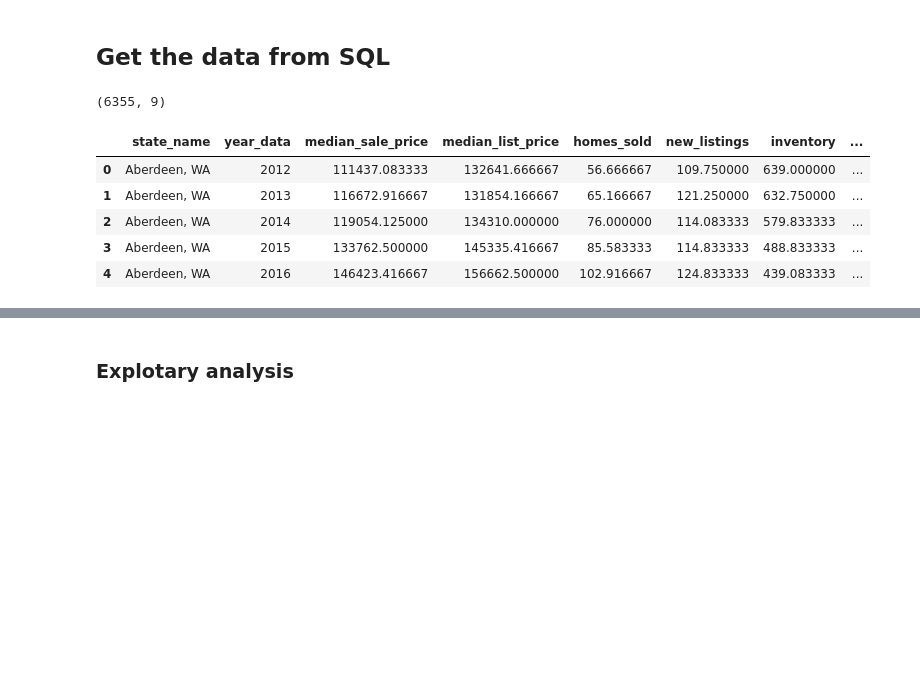
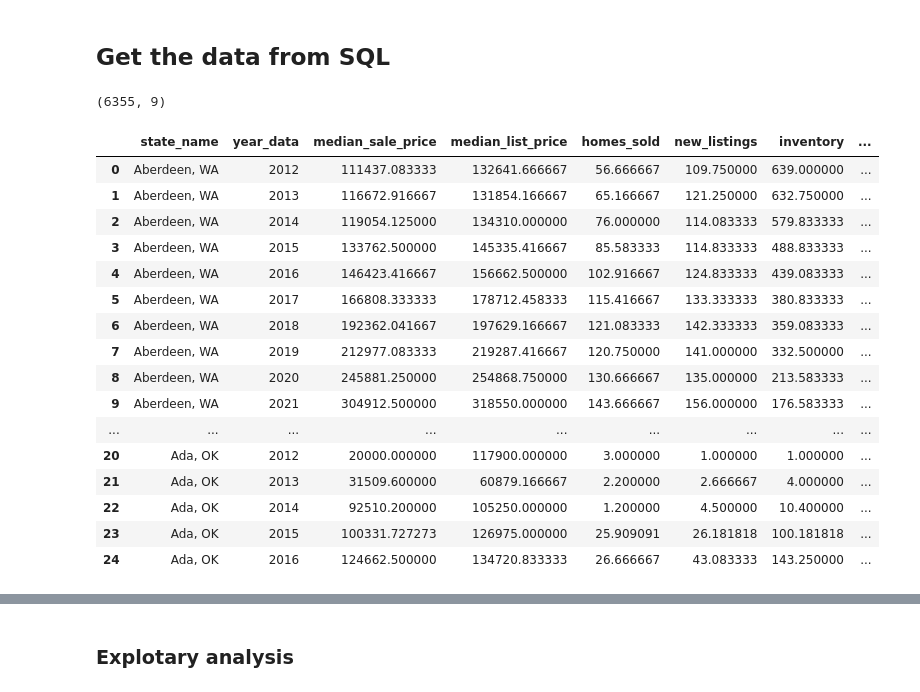
Before and after one commit to laurenweiner/GW-Bootcamp-Project, a Jupyter notebook: metro_market_tracker.ipynb, the cells around one changed output, grey strips where cells are left out. Drawn from its saved outputs; the diff is of its cells as text; code cells hidden in the pictures; blank space fills up the shorter version.

```diff
--- a/metro_market_tracker.ipynb
+++ b/metro_market_tracker.ipynb
@@ -15,20 +15,31 @@ inspector = inspect(engine)
 # %%
 #get all the data from SQL using conn
 results = conn.execute("SELECT * FROM metro_market_tracker")
 
 #find the column names
 column_list = []
 for row in inspector.get_columns('metro_market_tracker'):
     column_list.append(row["name"])
 
 metro_market_tracker = pd.DataFrame(results, columns = column_list)
 print(metro_market_tracker.shape)
-metro_market_tracker.head(5)
+metro_market_tracker.head(25)
 # %% [output]
 (6355, 9)
 |  | state_name | year_data | median_sale_price | median_list_price | homes_sold | new_listings | inventory | ... |
 | 0 | Aberdeen, WA | 2012 | 111437.083333 | 132641.666667 | 56.666667 | 109.750000 | 639.000000 | ... |
 | 1 | Aberdeen, WA | 2013 | 116672.916667 | 131854.166667 | 65.166667 | 121.250000 | 632.750000 | ... |
 | 2 | Aberdeen, WA | 2014 | 119054.125000 | 134310.000000 | 76.000000 | 114.083333 | 579.833333 | ... |
 | 3 | Aberdeen, WA | 2015 | 133762.500000 | 145335.416667 | 85.583333 | 114.833333 | 488.833333 | ... |
 | 4 | Aberdeen, WA | 2016 | 146423.416667 | 156662.500000 | 102.916667 | 124.833333 | 439.083333 | ... |
+| 5 | Aberdeen, WA | 2017 | 166808.333333 | 178712.458333 | 115.416667 | 133.333333 | 380.833333 | ... |
+| 6 | Aberdeen, WA | 2018 | 192362.041667 | 197629.166667 | 121.083333 | 142.333333 | 359.083333 | ... |
+| 7 | Aberdeen, WA | 2019 | 212977.083333 | 219287.416667 | 120.750000 | 141.000000 | 332.500000 | ... |
+| 8 | Aberdeen, WA | 2020 | 245881.250000 | 254868.750000 | 130.666667 | 135.000000 | 213.583333 | ... |
+| 9 | Aberdeen, WA | 2021 | 304912.500000 | 318550.000000 | 143.666667 | 156.000000 | 176.583333 | ... |
+| ... | ... | ... | ... | ... | ... | ... | ... | ... |
+| 20 | Ada, OK | 2012 | 20000.000000 | 117900.000000 | 3.000000 | 1.000000 | 1.000000 | ... |
+| 21 | Ada, OK | 2013 | 31509.600000 | 60879.166667 | 2.200000 | 2.666667 | 4.000000 | ... |
+| 22 | Ada, OK | 2014 | 92510.200000 | 105250.000000 | 1.200000 | 4.500000 | 10.400000 | ... |
+| 23 | Ada, OK | 2015 | 100331.727273 | 126975.000000 | 25.909091 | 26.181818 | 100.181818 | ... |
+| 24 | Ada, OK | 2016 | 124662.500000 | 134720.833333 | 26.666667 | 43.083333 | 143.250000 | ... |
```
Also changed, not shown: parts of 33 cells of this notebook.
